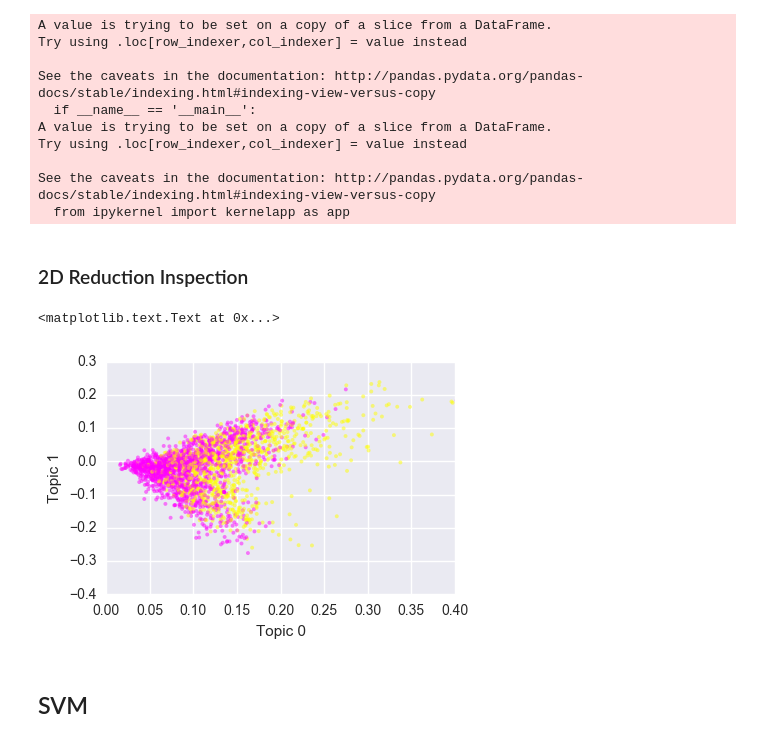
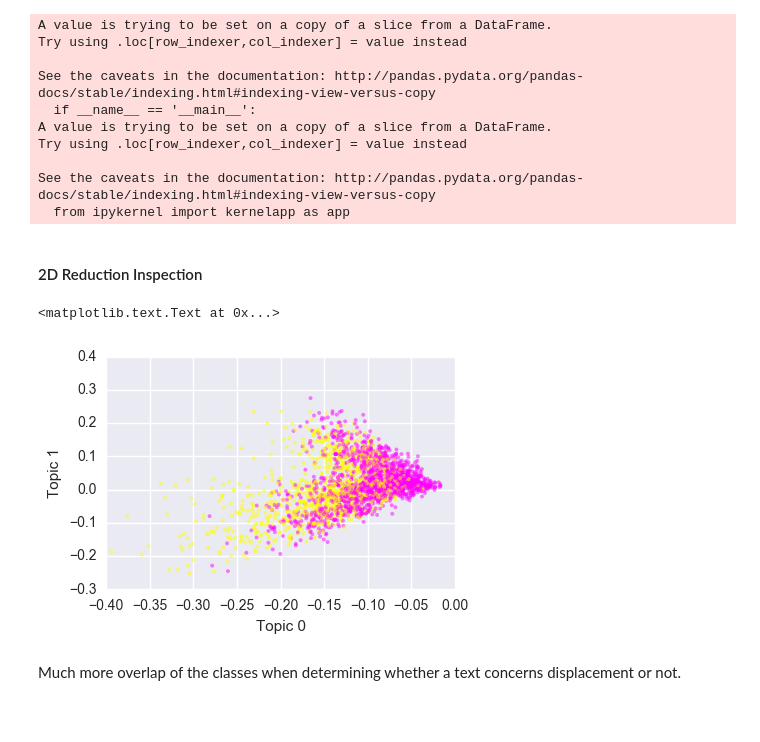
Before and after one commit to Data4Democracy/internal-displacement, a Jupyter notebook: notebooks/classification.ipynb, the cells around one changed output. Cells and saved outputs as stored; diff of their text form; code cells hidden in the pictures; blank space fills up the shorter version.

```diff
--- a/notebooks/classification.ipynb
+++ b/notebooks/classification.ipynb
@@ -297,6 +412,6 @@ test_labels = le.fit_transform(test_relevance['is_displacement'])
 # %%
-train_relevance['text'] = train_relevance['text'].map(lambda x: prepare_text(x, stop_words))
-test_relevance['text'] = test_relevance['text'].map(lambda x: prepare_text(x, stop_words))
+train_rel['text'] = train_rel['text'].map(lambda x: prepare_text(x, stop_words))
+test_rel['text'] = test_rel['text'].map(lambda x: prepare_text(x, stop_words))
 # %% [output]
 A value is trying to be set on a copy of a slice from a DataFrame.
 Try using .loc[row_indexer,col_indexer] = value instead
@@ -317,20 +426,27 @@ train_rel_corpus_tfidf = tfidf_model_rel[corpus_rel]
+# %%
+tfidf_train_rel, dictionary_train_rel, rel_tfidf_model = tfidf_transform(train_rel['text'])
+lsi_vecs_train_rel, lsi_corpus_train_rel, lsi_model_train_rel = lsi_transform(tfidf_train_rel,
+                                                                                          dictionary_train_rel,
+                                                                                          dimensions=100)
 # %% [markdown]
-### 2D Reduction Inspection
+#### 2D Reduction Inspection
+# %%
+lsi_vecs_train_rel_2d, lsi_corpus_train_rel_2d, lsi_model_train_rel_2d = lsi_transform(tfidf_train_rel,
+                                                                                          dictionary_train_rel,
+                                                                                          dimensions=2)
 # %%
 lsi_rel_2d = gensim.models.LsiModel(train_rel_corpus_tfidf, id2word=dictionary_rel, num_topics=2)
 corpus_rel_lsi_2d = lsi_rel_2d[train_rel_corpus_tfidf]
 # %%
-topic_0_2d = [x[0][1] for x in corpus_rel_lsi_2d]
-topic_1_2d = [x[1][1] for x in corpus_rel_lsi_2d]
+topic_0_2d = [x[0][1] for x in lsi_corpus_train_rel_2d]
+topic_1_2d = [x[1][1] for x in lsi_corpus_train_rel_2d]
 # %%
 ax = plt.figure(figsize=(4.5,3))
-ax = plt.scatter(topic_0_2d, topic_1_2d, c=train_labels, alpha=0.5, s=8, linewidth=0)
+ax = plt.scatter(topic_0_2d, topic_1_2d, c=le.fit_transform(train_rel['is_displacement']), alpha=0.5, s=8, linewidth=0)
 plt.set_cmap('spring')
-plt.xlim((0, 0.4))
+plt.xlim((-0.4, 0))
 plt.xlabel('Topic 0')
 plt.ylabel('Topic 1')
 # %% [output]
 <matplotlib.text.Text at 0x...>
-[figure, old version]
+[figure, new version]
-# %% [markdown]
-## SVM
@@ -348,0 +453,2 @@ clf = model_selection.GridSearchCV(svc, param_grid=param_grid, cv=5)
+# %% [markdown]
+Much more overlap of the classes when determining whether a text concerns displacement or not.
```
Also changed, not shown: parts of 111 cells of this notebook, 2 other files.
